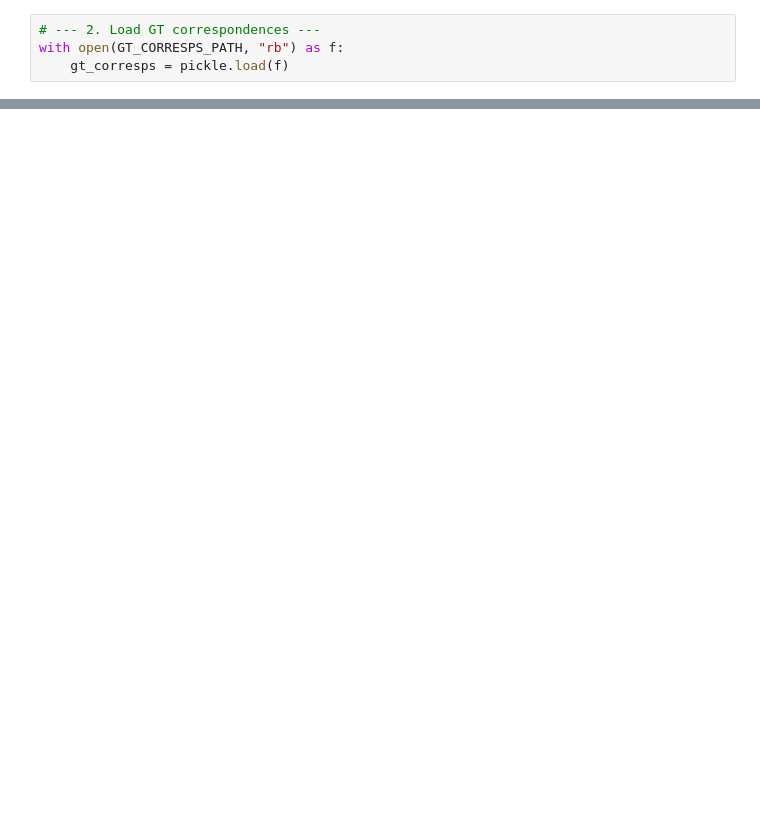
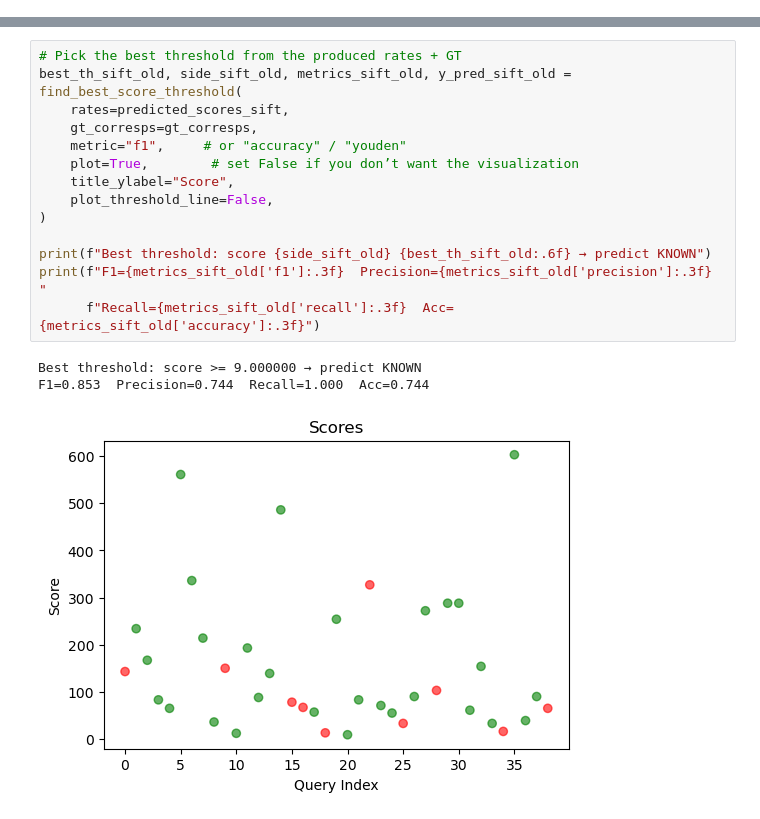
Before and after one commit to MCV-2025-C1-Project/Team2, a Jupyter notebook: Week4/retrieval_system.ipynb, the cells around one changed output, grey strips where cells are left out. Saved outputs shown, nothing was run; the diff lists cells and outputs as text; blank space fills up the shorter version.

```diff
--- a/Week4/retrieval_system.ipynb
+++ b/Week4/retrieval_system.ipynb
@@ -68,4 +0,0 @@ else:
-# %%
-# --- 2. Load GT correspondences ---
-with open(GT_CORRESPS_PATH, "rb") as f:
-    gt_corresps = pickle.load(f)
@@ -202,0 +229,18 @@ print(f"✅ mAP@5 = {map5:.4f}")
+# %%
+# Pick the best threshold from the produced rates + GT
+best_th_sift_old, side_sift_old, metrics_sift_old, y_pred_sift_old = find_best_score_threshold(
+    rates=predicted_scores_sift,
+    gt_corresps=gt_corresps,
+    metric="f1",     # or "accuracy" / "youden"
+    plot=True,        # set False if you don’t want the visualization
+    title_ylabel="Score",
+    plot_threshold_line=False,
+)
+
+print(f"Best threshold: score {side_sift_old} {best_th_sift_old:.6f} → predict KNOWN")
+print(f"F1={metrics_sift_old['f1']:.3f}  Precision={metrics_sift_old['precision']:.3f}  "
+      f"Recall={metrics_sift_old['recall']:.3f}  Acc={metrics_sift_old['accuracy']:.3f}")
+# %% [output]
+Best threshold: score >= 9.000000 → predict KNOWN
+F1=0.853  Precision=0.744  Recall=1.000  Acc=0.744
+[figure, added]
```
Also changed, not shown: parts of 32 cells of this notebook, 8 other files.
